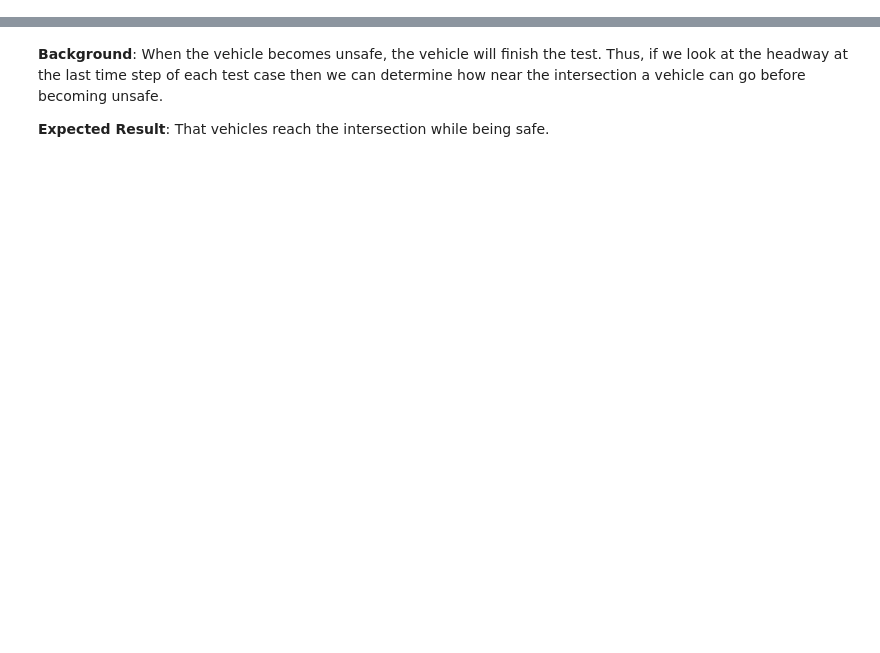
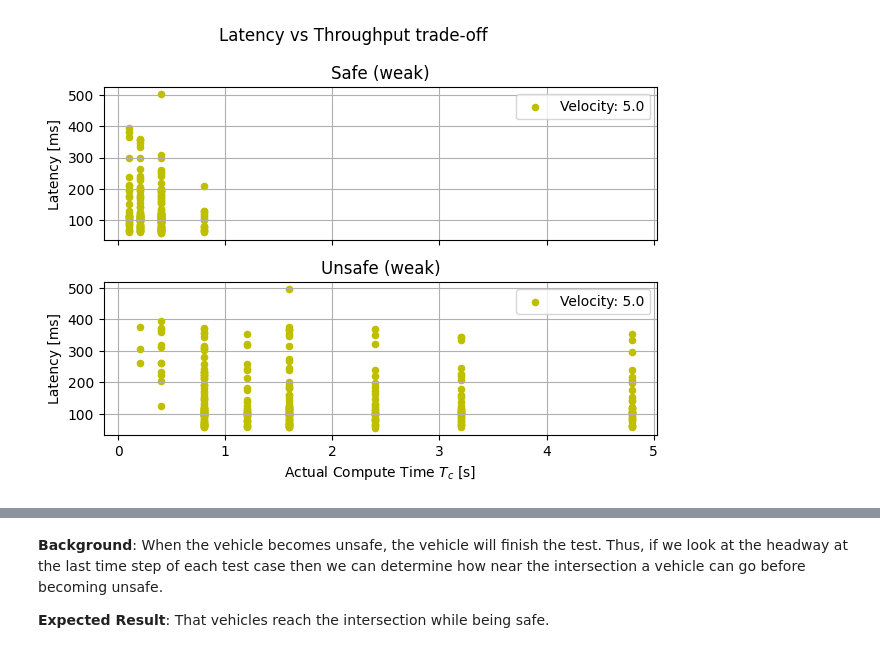
Before and after one commit to KTH-SML/kaarmu_svea, a Jupyter notebook: src/wp3_tests/notebooks/Plots.ipynb, the cells around one changed output, grey strips where cells are left out. Cells and saved outputs as stored; diff of their text form; code cells hidden in the pictures; blank space fills up the shorter version.

```diff
--- a/src/wp3_tests/notebooks/Plots.ipynb
+++ b/src/wp3_tests/notebooks/Plots.ipynb
@@ -253,0 +394,90 @@ None
+# %%
+SAFETY_CRITERION = 'weak'
+EVENT_TIME = None
+UUT = 'svea5'
+
+def analyze(df):
+
+    # set safe according to SAFETY_CRITERION
+    safe = [
+        strong_safety(df, EVENT_TIME) if SAFETY_CRITERION == 'strong' else
+        weak_safety(df, EVENT_TIME) if SAFETY_CRITERION == 'weak' else
+        None
+    ]
+
+    latencies = df['arrival'] - df['sent'] # [ns]
+    latencies /= 1e6                       # [ms]
+    latency_avg = pd.Series(latencies.mean())
+    latency_std = pd.Series(latencies.std())
+
+    throughput = (df['data_size'] * df['data_freq']).iat[0]
+
+    return pd.DataFrame({
+        'safe': safe,
+        'latency_avg': latency_avg,
+        'latency_std': latency_std,
+        'throughput': throughput,
+        # Extras
+        'targ_vel': df['targ_vel'].iat[0],
+        'compute_time': compute_time(df).iat[0],
+    }, index=[0])
+
+
+# Create figure & axes
+fig, axs = plt.subplots(2, 1,
+                        sharex=True)
+
+# Collect the dataset
+mask = DATA['sender'] != UUT
+mask &= DATA['headway'] != 0
+mask &= DATA['targ_vel'] <= 5
+df = DATA[mask].copy()
+
+# before TIME_EVENT we are always safe
+df['safe'] = False
+
+if EVENT_TIME is not None:
+    mask = df['headway'] > EVENT_TIME
+    df[mask]['safe'] = True
+
+# Apply analysis
+df = (df.groupby('test')
+        .apply(analyze)
+        .reset_index(level=1, drop=True))
+
+# Draw plots
+for i, g in df.groupby('targ_vel'):
+
+    targ_vel = g['targ_vel'].values[0]
+
+    mask = g['safe']
+    g[mask].plot(ax=axs[0],
+                 kind='scatter',
+                 grid=True,
+                 x='compute_time',
+                 y='latency_avg',
+                 c=[get_color(i)],
+                 label=f'Velocity: {targ_vel}')
+
+    mask = ~mask
+    g[mask].plot(ax=axs[1],
+                 kind='scatter',
+                 grid=True,
+                 x='compute_time',
+                 y='latency_avg',
+                 c=[get_color(i)],
+                 label=f'Velocity: {targ_vel}')
+
+fig.suptitle('Latency vs Throughput trade-off')
+axs[0].set_title(f'Safe ({SAFETY_CRITERION})')
+axs[1].set_title(f'Unsafe ({SAFETY_CRITERION})')
+for ax in axs:
+    ax.set_ylabel('Latency [ms]')
+    ax.set_xlabel('Actual Compute Time $T_c$ [s]')
+    ax.legend()
+
+fig.set_tight_layout(True)
+
+None
+# %% [output]
+[figure, added]
```
Also changed, not shown: parts of 34 cells of this notebook.
